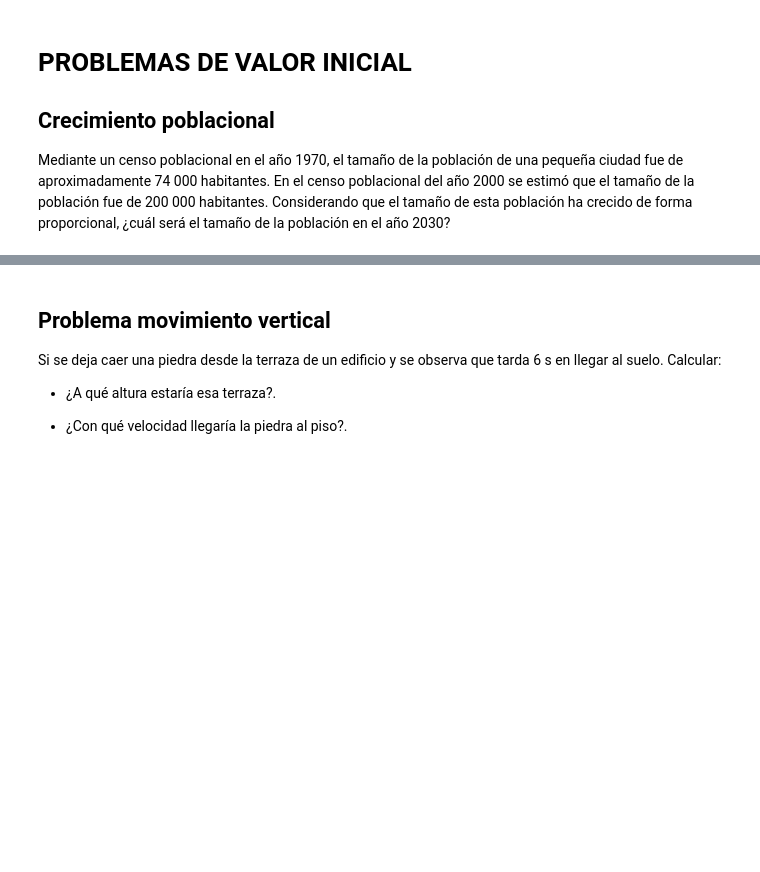
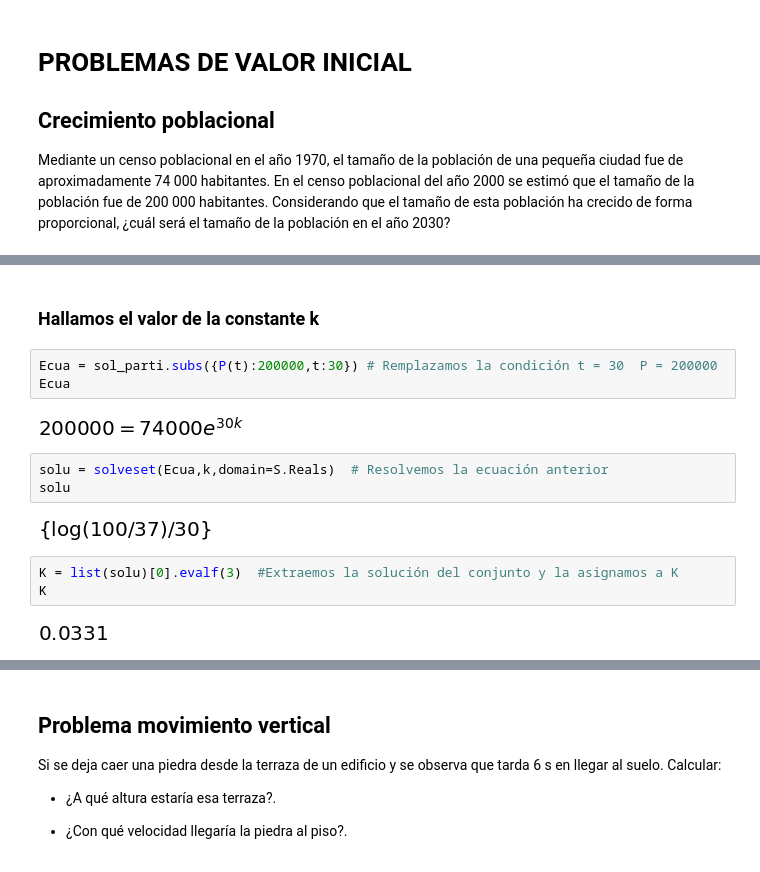
Before and after one commit to Santiago44mendez/ALGEBRA-LINEAL-CON-PYTHON, a Jupyter notebook: Cálculo_integral_con_Python_Integrales_indefinidas,_definidas_y_teorema_fundamental_del_cálculo_.ipynb, the cells around one changed output, grey strips where cells are left out. Cells and saved outputs as stored; diff of their text form; blank space fills up the shorter version.

```diff
--- a/Cálculo_integral_con_Python_Integrales_indefinidas,_definidas_y_teorema_fundamental_del_cálculo_.ipynb
+++ b/Cálculo_integral_con_Python_Integrales_indefinidas,_definidas_y_teorema_fundamental_del_cálculo_.ipynb
@@ -291,0 +298,17 @@ sol.subs({P:74000,t:0})
+# %% [markdown]
+###  **Hallamos el valor de la  constante k**
+# %%
+Ecua = sol_parti.subs({P(t):200000,t:30}) # Remplazamos la condición t = 30  P = 200000
+Ecua
+# %% [output]
+[figure, added]
+# %%
+solu = solveset(Ecua,k,domain=S.Reals)  # Resolvemos la ecuación anterior
+solu
+# %% [output]
+[figure, added]
+# %%
+K = list(solu)[0].evalf(3)  #Extraemos la solución del conjunto y la asignamos a K
+K
+# %% [output]
+[figure, added]
```
Also changed, not shown: parts of 16 cells of this notebook.
